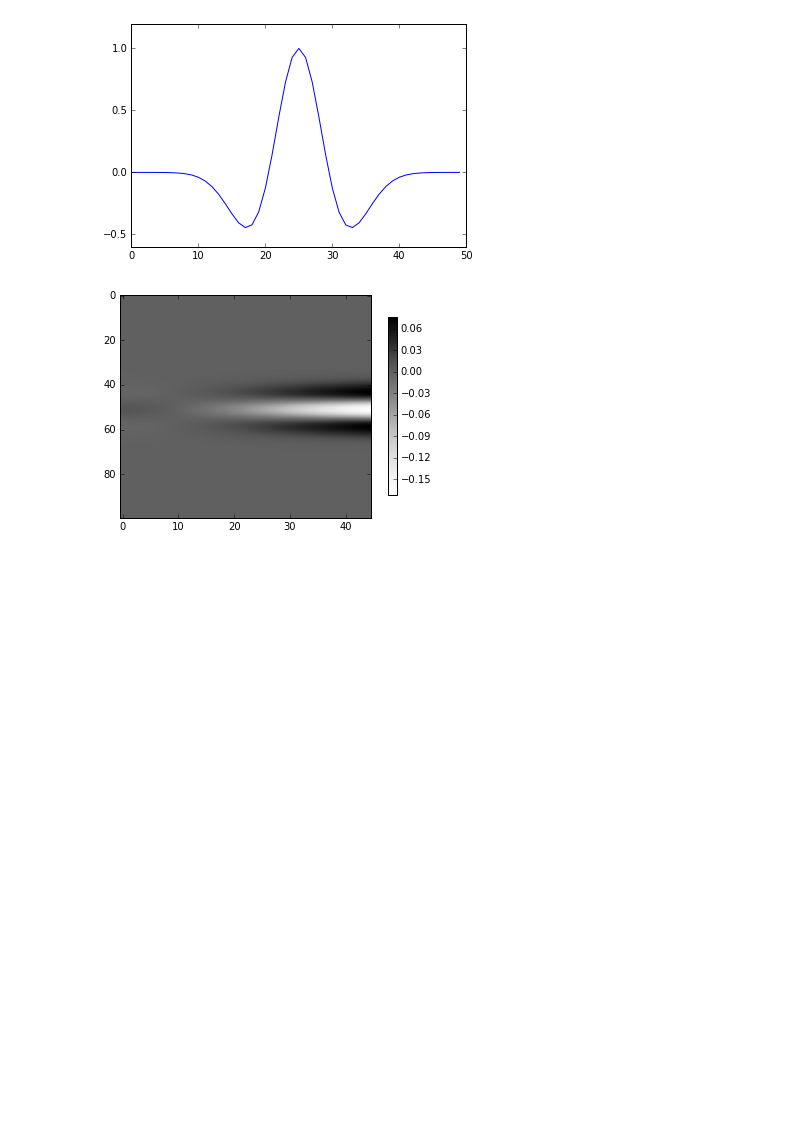
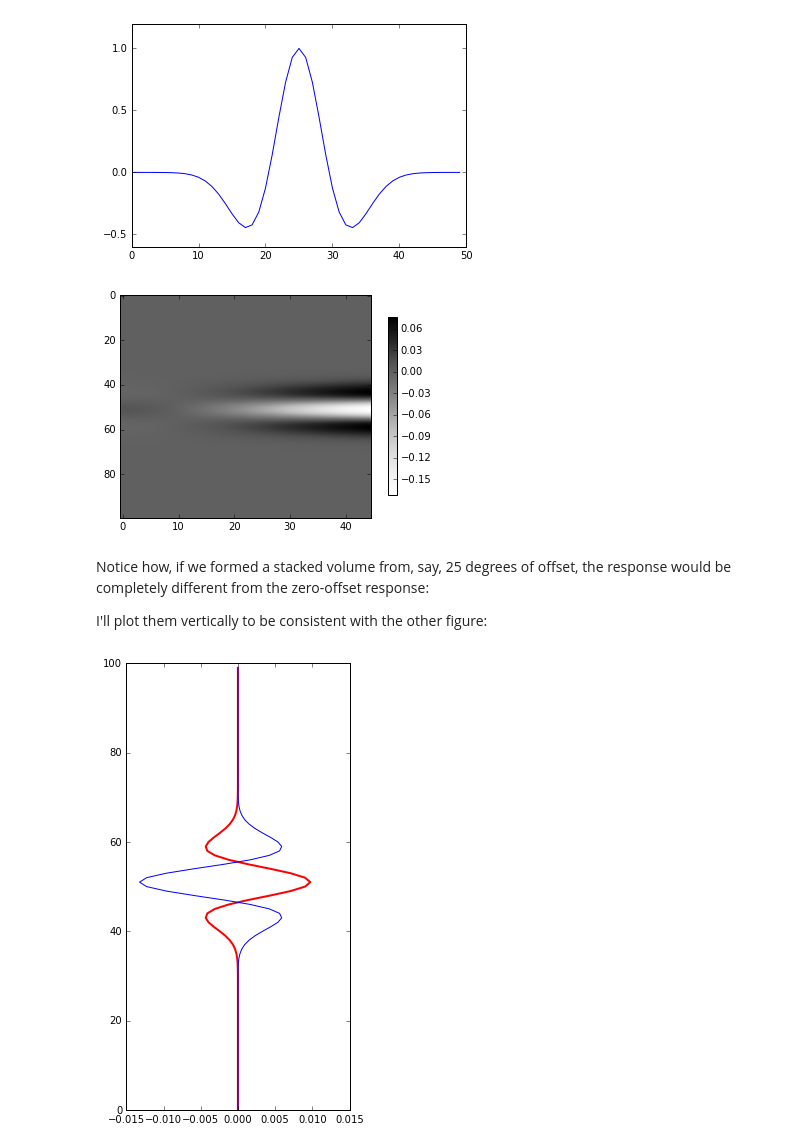
Before and after one commit to ymustc/geocomputing, a Jupyter notebook: notebooks/Intro_to_AVO.ipynb, the cells around one changed output. Cells and saved outputs as stored; diff of their text form; code cells hidden in the pictures; blank space fills up the shorter version.

```diff
--- a/notebooks/Intro_to_AVO.ipynb
+++ b/notebooks/Intro_to_AVO.ipynb
@@ -171,6 +171,19 @@ plt.colorbar(shrink=0.8)
 plt.show()
 # %% [output]
 [figure]
+# %% [markdown]
+Notice how, if we formed a stacked volume from, say, 25 degrees of offset, the response would be completely different from the zero-offset response:
+
+I'll plot them vertically to be consistent with the other figure:
+# %%
+y = np.arange(100)
+plt.figure(figsize=(4, 8))
+plt.plot(syn[:, 0], y, 'r', lw=2)  # Zero offset
+plt.plot(np.mean(syn[:, 0:25], axis=1), y)
+plt.xlim(-0.015, 0.015)
+plt.show()
+# %% [output]
+[figure, added]
 # %% [markdown]
 <hr />
 
```
Also changed, not shown: 3 other files.
